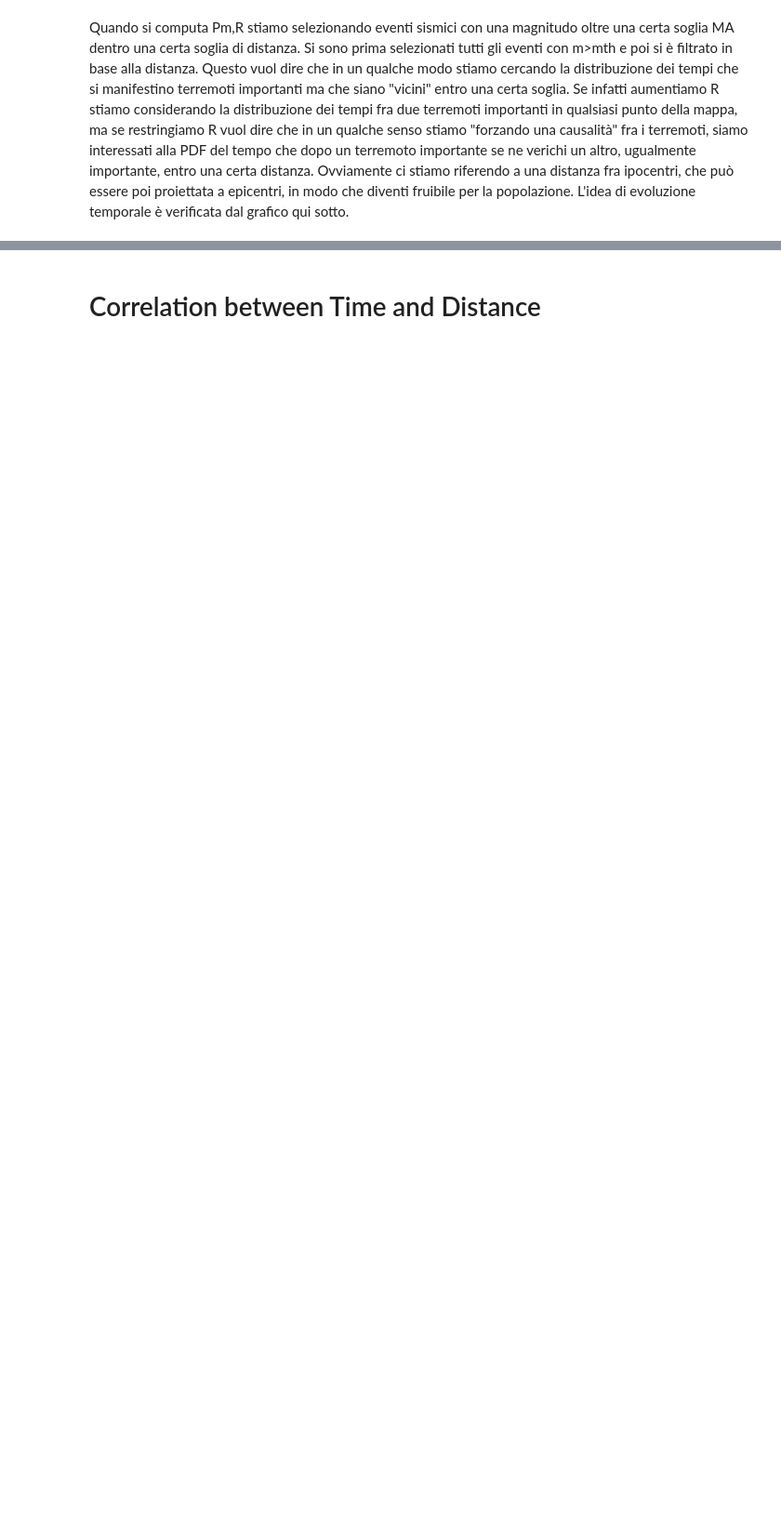
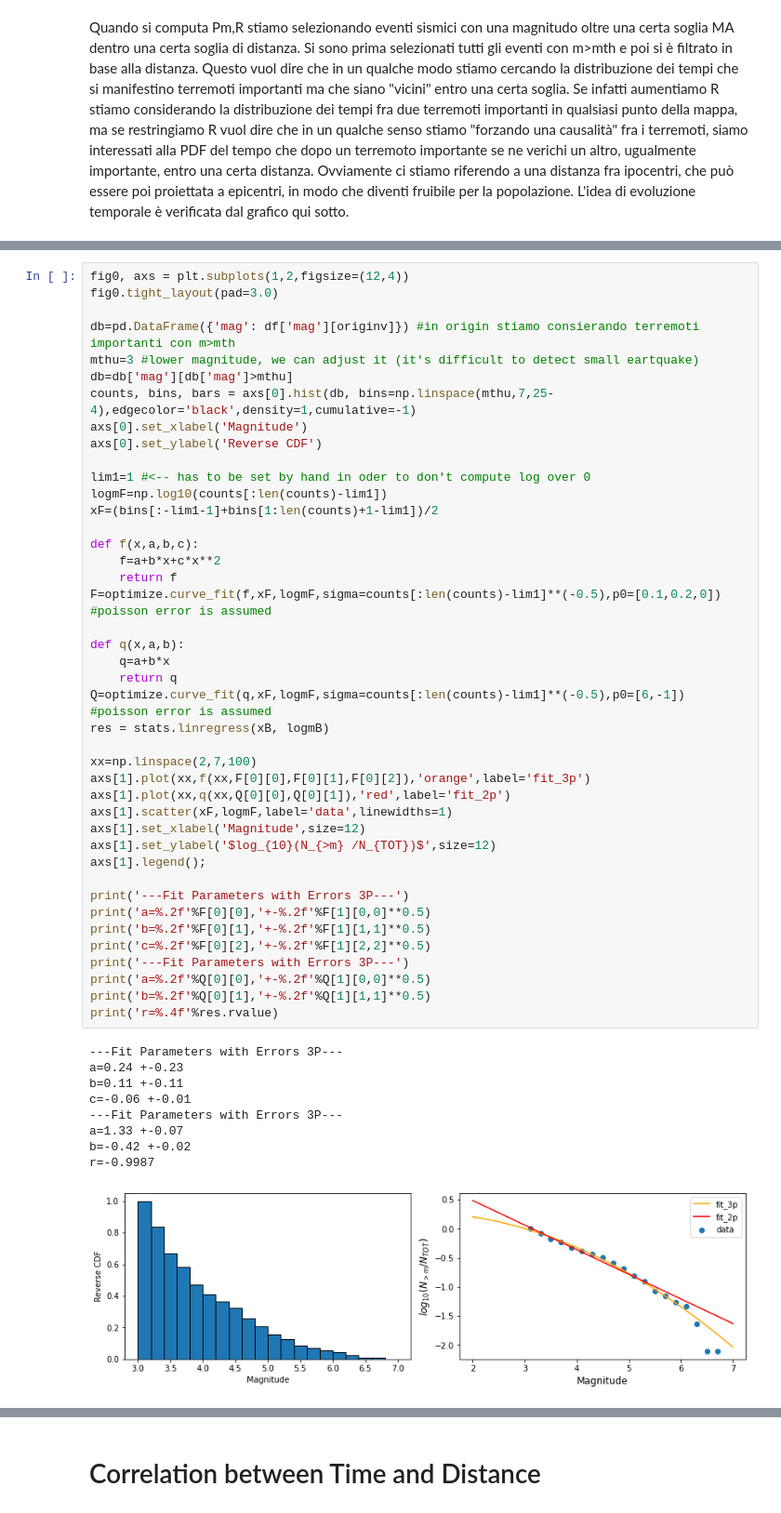
Before and after one commit to andreazanola98/Earthquake-Data-Analysis, a Jupyter notebook: Andrea.ipynb, the cells around one changed output, grey strips where cells are left out. Shown: that part at 93% size. Saved outputs shown, nothing was run; the diff lists cells and outputs as text; blank space fills up the shorter version.

```diff
--- a/Andrea.ipynb
+++ b/Andrea.ipynb
@@ -120,0 +157,52 @@ origin=np.delete(origin,-1)#indici di riferimento dell'evento generatore
+# %%
+fig0, axs = plt.subplots(1,2,figsize=(12,4))
+fig0.tight_layout(pad=3.0)
+
+db=pd.DataFrame({'mag': df['mag'][originv]}) #in origin stiamo consierando terremoti importanti con m>mth
+mthu=3 #lower magnitude, we can adjust it (it's difficult to detect small eartquake)
+db=db['mag'][db['mag']>mthu]
+counts, bins, bars = axs[0].hist(db, bins=np.linspace(mthu,7,25-4),edgecolor='black',density=1,cumulative=-1)
+axs[0].set_xlabel('Magnitude')
+axs[0].set_ylabel('Reverse CDF')
+
+lim1=1 #<-- has to be set by hand in oder to don't compute log over 0
+logmF=np.log10(counts[:len(counts)-lim1])
+xF=(bins[:-lim1-1]+bins[1:len(counts)+1-lim1])/2
+
+def f(x,a,b,c):
+    f=a+b*x+c*x**2
+    return f
+F=optimize.curve_fit(f,xF,logmF,sigma=counts[:len(counts)-lim1]**(-0.5),p0=[0.1,0.2,0])  #poisson error is assumed
+
+def q(x,a,b):
+    q=a+b*x
+    return q
+Q=optimize.curve_fit(q,xF,logmF,sigma=counts[:len(counts)-lim1]**(-0.5),p0=[6,-1])  #poisson error is assumed
+res = stats.linregress(xB, logmB)
+
+xx=np.linspace(2,7,100)
+axs[1].plot(xx,f(xx,F[0][0],F[0][1],F[0][2]),'orange',label='fit_3p')
+axs[1].plot(xx,q(xx,Q[0][0],Q[0][1]),'red',label='fit_2p')
+axs[1].scatter(xF,logmF,label='data',linewidths=1)
+axs[1].set_xlabel('Magnitude',size=12)
+axs[1].set_ylabel('$log_{10}(N_{>m} /N_{TOT})$',size=12)
+axs[1].legend();
+
+print('---Fit Parameters with Errors 3P---')
+print('a=%.2f'%F[0][0],'+-%.2f'%F[1][0,0]**0.5)
+print('b=%.2f'%F[0][1],'+-%.2f'%F[1][1,1]**0.5)
+print('c=%.2f'%F[0][2],'+-%.2f'%F[1][2,2]**0.5)
+print('---Fit Parameters with Errors 3P---')
+print('a=%.2f'%Q[0][0],'+-%.2f'%Q[1][0,0]**0.5)
+print('b=%.2f'%Q[0][1],'+-%.2f'%Q[1][1,1]**0.5)
+print('r=%.4f'%res.rvalue)
+# %% [output]
+---Fit Parameters with Errors 3P---
+a=0.24 +-0.23
+b=0.11 +-0.11
+c=-0.06 +-0.01
+---Fit Parameters with Errors 3P---
+a=1.33 +-0.07
+b=-0.42 +-0.02
+r=-0.9987
+[figure, added]
```
Also changed, not shown: parts of 17 cells of this notebook.
